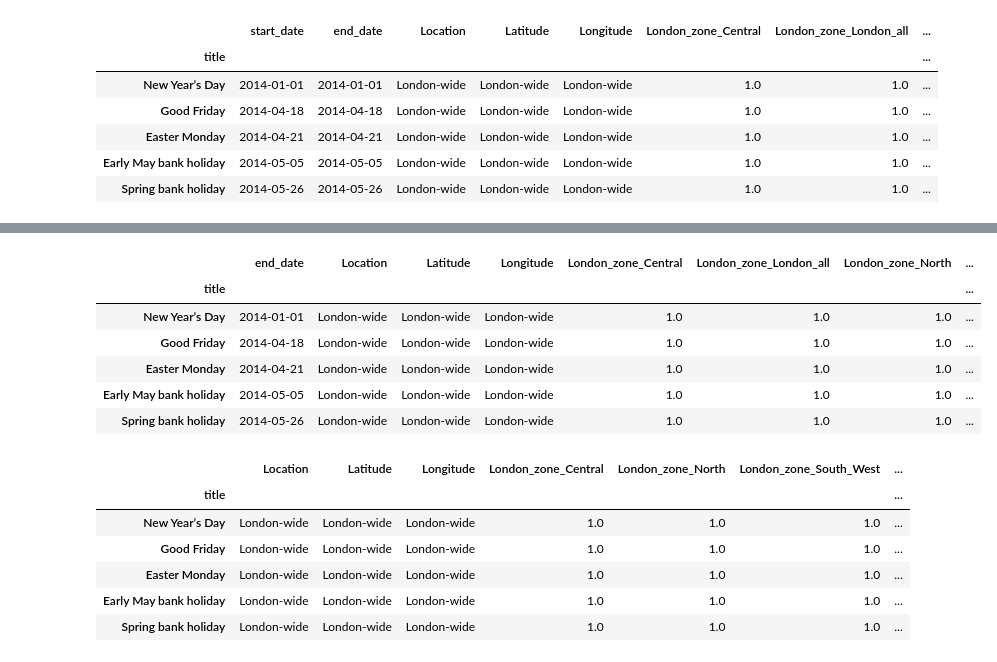
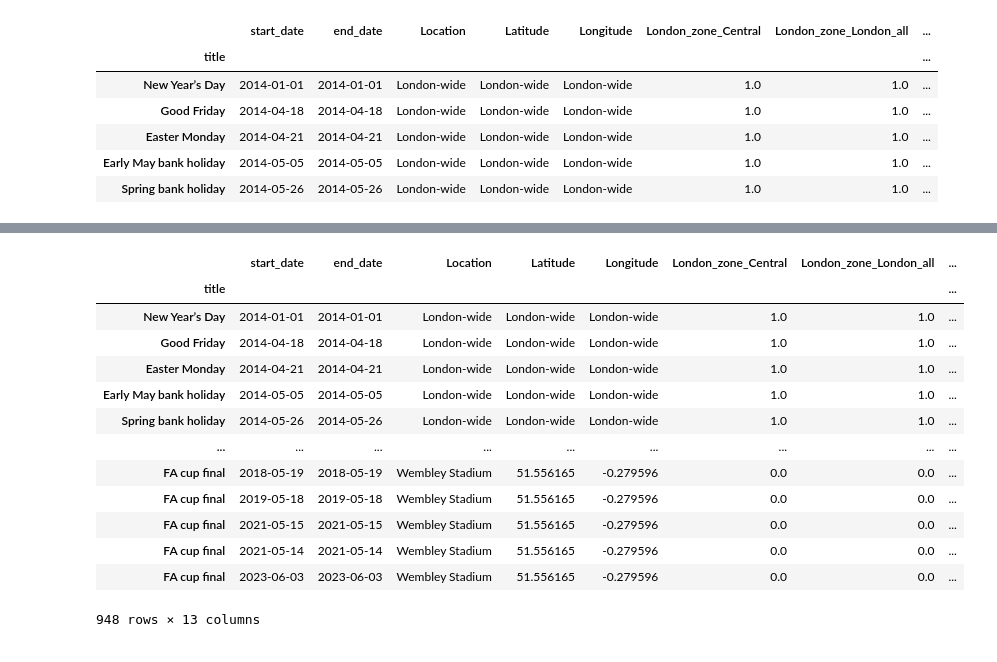
Before and after one commit to elsebasmar/london-bss, a Jupyter notebook: londonbss/notebooks/data_collection/C-Calendar_events.ipynb, the cells around one changed output, grey strips where cells are left out. Drawn from its saved outputs; the diff is of its cells as text; code cells hidden in the pictures.

```diff
--- a/londonbss/notebooks/data_collection/C-Calendar_events.ipynb
+++ b/londonbss/notebooks/data_collection/C-Calendar_events.ipynb
@@ -501,3 +502,6 @@ all_events_df["London_zone_North"].sum()
 all_events_df["London_zone_South_West"].sum()
 # %% [output]
 172.0
+# %%
+all_events_df["London_zone_East"] = 0
+all_events_df["London_zone_South_East"] = 0
@@ -506,6 +524,8 @@ all_events_df["London_zone_Central"] = all_events_df.apply(lambda x: 1.0 if x['L
 all_events_df["London_zone_North"] = all_events_df.apply(lambda x: 1.0 if x['London_zone_London_all'] == 1.0 else x['London_zone_North'], axis=1)
 all_events_df["London_zone_West"] = all_events_df.apply(lambda x: 1.0 if x['London_zone_London_all'] == 1.0 else x['London_zone_West'], axis=1)
 all_events_df["London_zone_South_West"] = all_events_df.apply(lambda x: 1.0 if x['London_zone_London_all'] == 1.0 else x['London_zone_South_West'], axis=1)
+all_events_df["London_zone_South_East"] = all_events_df.apply(lambda x: 1.0 if x['London_zone_London_all'] == 1.0 else x['London_zone_South_East'], axis=1)
+all_events_df["London_zone_East"] = all_events_df.apply(lambda x: 1.0 if x['London_zone_London_all'] == 1.0 else x['London_zone_East'], axis=1)
 # %%
 all_events_df["London_zone_London_all"].sum(), all_events_df["London_zone_Central"].sum()
 # %% [output]
@@ -538,7 +558,5 @@ all_events_df.drop(columns="London_zone_London_all")
 # %%
 all_events_df["date"] = all_events_df["start_date"]
-# %%
-all_events_df["date"]=pd.to_datetime(all_events_df["date"])
 # %%
 all_events_df.head()
 # %% [output]
@@ -550,4 +568,4 @@ all_events_df.head()
 | Early May bank holiday | 2014-05-05 | 2014-05-05 | London-wide | London-wide | London-wide | 1.0 | 1.0 | ... |
 | Spring bank holiday | 2014-05-26 | 2014-05-26 | London-wide | London-wide | London-wide | 1.0 | 1.0 | ... |
 # %%
-all_events_df.drop(columns="start_date", inplace=True)
+all_events_df.drop(columns="start_date")
@@ -554,10 +604,17 @@ all_events_df.drop(columns="start_date", inplace=True)
 # %%
-all_events_df.head()
+all_events_df
 # %% [output]
-|  | end_date | Location | Latitude | Longitude | London_zone_Central | London_zone_London_all | London_zone_North | ... |
+|  | start_date | end_date | Location | Latitude | Longitude | London_zone_Central | London_zone_London_all | ... |
 | title |  |  |  |  |  |  |  | ... |
-| New Year’s Day | 2014-01-01 | London-wide | London-wide | London-wide | 1.0 | 1.0 | 1.0 | ... |
-| Good Friday | 2014-04-18 | London-wide | London-wide | London-wide | 1.0 | 1.0 | 1.0 | ... |
-| Easter Monday | 2014-04-21 | London-wide | London-wide | London-wide | 1.0 | 1.0 | 1.0 | ... |
-| Early May bank holiday | 2014-05-05 | London-wide | London-wide | London-wide | 1.0 | 1.0 | 1.0 | ... |
-| Spring bank holiday | 2014-05-26 | London-wide | London-wide | London-wide | 1.0 | 1.0 | 1.0 | ... |
+| New Year’s Day | 2014-01-01 | 2014-01-01 | London-wide | London-wide | London-wide | 1.0 | 1.0 | ... |
+| Good Friday | 2014-04-18 | 2014-04-18 | London-wide | London-wide | London-wide | 1.0 | 1.0 | ... |
+| Easter Monday | 2014-04-21 | 2014-04-21 | London-wide | London-wide | London-wide | 1.0 | 1.0 | ... |
+| Early May bank holiday | 2014-05-05 | 2014-05-05 | London-wide | London-wide | London-wide | 1.0 | 1.0 | ... |
+| Spring bank holiday | 2014-05-26 | 2014-05-26 | London-wide | London-wide | London-wide | 1.0 | 1.0 | ... |
+| ... | ... | ... | ... | ... | ... | ... | ... | ... |
+| FA cup final | 2018-05-19 | 2018-05-19 | Wembley Stadium | 51.556165 | -0.279596 | 0.0 | 0.0 | ... |
+| FA cup final | 2019-05-18 | 2019-05-18 | Wembley Stadium | 51.556165 | -0.279596 | 0.0 | 0.0 | ... |
+| FA cup final | 2021-05-15 | 2021-05-15 | Wembley Stadium | 51.556165 | -0.279596 | 0.0 | 0.0 | ... |
+| FA cup final | 2021-05-14 | 2021-05-14 | Wembley Stadium | 51.556165 | -0.279596 | 0.0 | 0.0 | ... |
+| FA cup final | 2023-06-03 | 2023-06-03 | Wembley Stadium | 51.556165 | -0.279596 | 0.0 | 0.0 | ... |
+948 rows × 13 columns
@@ -568,12 +621,2 @@ all_events_df.drop(columns="London_zone_London_all", inplace=True)
-# %%
-all_events_df.head()
-# %% [output]
-|  | Location | Latitude | Longitude | London_zone_Central | London_zone_North | London_zone_South_West | ... |
-| title |  |  |  |  |  |  | ... |
-| New Year’s Day | London-wide | London-wide | London-wide | 1.0 | 1.0 | 1.0 | ... |
-| Good Friday | London-wide | London-wide | London-wide | 1.0 | 1.0 | 1.0 | ... |
-| Easter Monday | London-wide | London-wide | London-wide | 1.0 | 1.0 | 1.0 | ... |
-| Early May bank holiday | London-wide | London-wide | London-wide | 1.0 | 1.0 | 1.0 | ... |
-| Spring bank holiday | London-wide | London-wide | London-wide | 1.0 | 1.0 | 1.0 | ... |
 # %%
 all_events_df.to_csv('../../../raw_data/all_events_df.csv')
```
Also changed, not shown: parts of 9 cells of this notebook, 2 other files.
